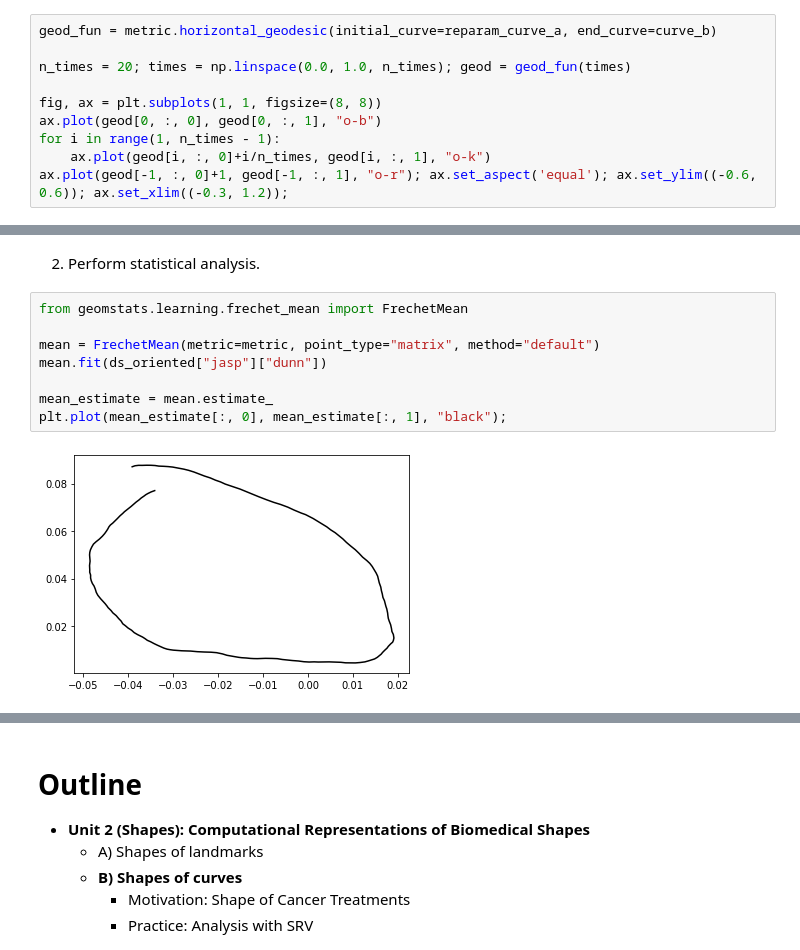
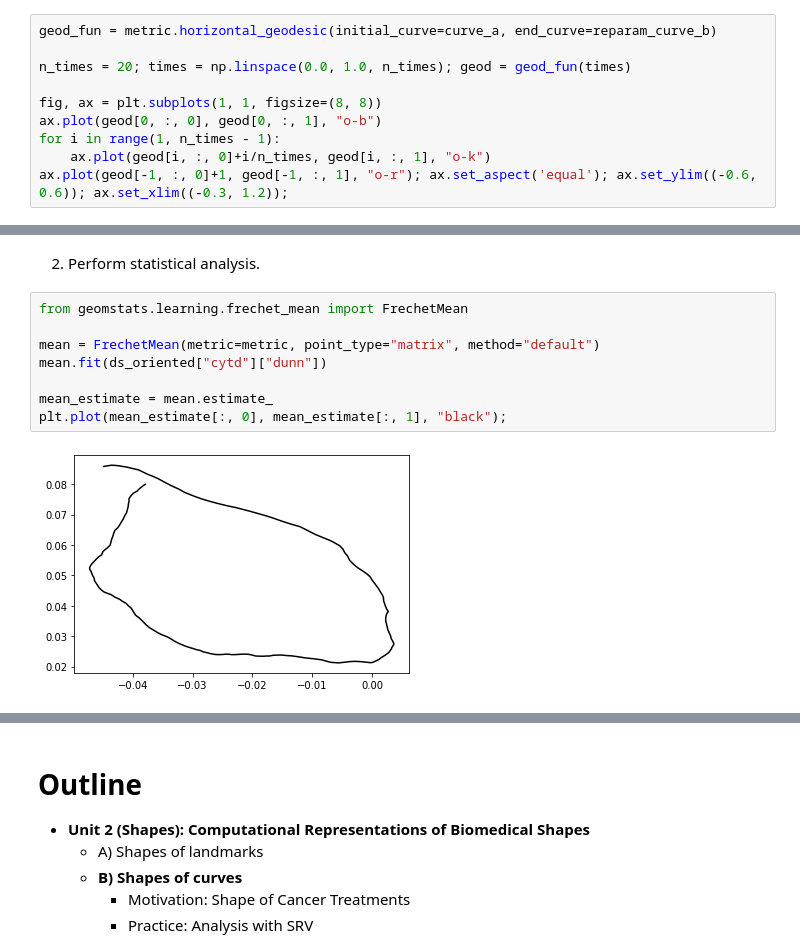
Before and after one commit to geometric-intelligence/ece594n, a Jupyter notebook: lectures/02_b_curves.ipynb, the cells around one changed output, grey strips where cells are left out. Cells and saved outputs as stored; diff of their text form.

```diff
--- a/lectures/02_b_curves.ipynb
+++ b/lectures/02_b_curves.ipynb
@@ -375,7 +380,7 @@ ax.plot(geod[-1, :, 0]+1, geod[-1, :, 1], "o-r"); ax.set_aspect('equal'); ax.set
 # %% [output]
 [figure]
 # %%
-geod_fun = metric.horizontal_geodesic(initial_curve=reparam_curve_a, end_curve=curve_b)
+geod_fun = metric.horizontal_geodesic(initial_curve=curve_a, end_curve=reparam_curve_b)
 
 n_times = 20; times = np.linspace(0.0, 1.0, n_times); geod = geod_fun(times)
 
@@ -590,11 +595,11 @@ print(ds_oriented["control"]["dlm8"].shape)
 # %%
 from geomstats.learning.frechet_mean import FrechetMean
 
 mean = FrechetMean(metric=metric, point_type="matrix", method="default")
-mean.fit(ds_oriented["jasp"]["dunn"])
+mean.fit(ds_oriented["cytd"]["dunn"])
 
 mean_estimate = mean.estimate_
 plt.plot(mean_estimate[:, 0], mean_estimate[:, 1], "black");
 # %% [output]
-[figure, old version]
+[figure, new version]
 # %% [markdown]
```
Also changed, not shown: parts of 16 cells of this notebook.
